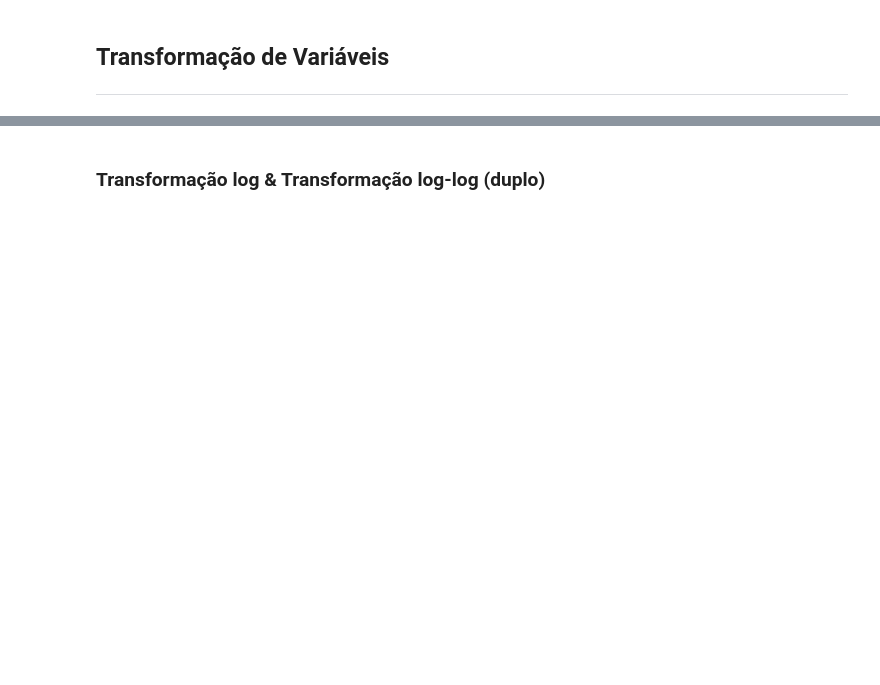
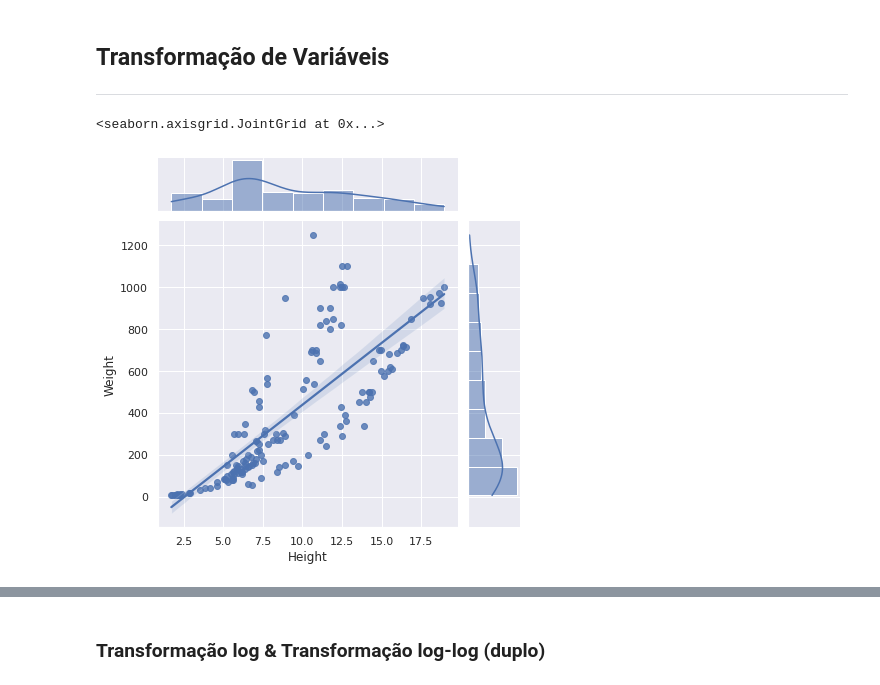
Before and after one commit to walisson-silva-ada/827-data-science, a Jupyter notebook: 02. Regressão Linear/2.2. Regressão Linear Múltipla.ipynb, the cells around one changed output, grey strips where cells are left out. Drawn from its saved outputs; the diff is of its cells as text; code cells hidden in the pictures; blank space fills up the shorter version.

```diff
--- a/02. Regressão Linear/2.2. Regressão Linear Múltipla.ipynb
+++ b/02. Regressão Linear/2.2. Regressão Linear Múltipla.ipynb
@@ -476,0 +544,2 @@ r2_score(y, y_est_categorical)
+# %%
+df_minimal = df_categorical.drop(['Length1', 'Length2'], axis=1)
@@ -481,3 +606,8 @@ r2_score(y, y_est_categorical)
 # %% [markdown]
 ## Transformação de Variáveis
 ---
+# %%
+sns.jointplot(data=df_minimal, x='Height', y='Weight', kind='reg')
+# %% [output]
+<seaborn.axisgrid.JointGrid at 0x...>
+[figure, added]
```
Also changed, not shown: parts of 21 cells of this notebook, 1 other file.
